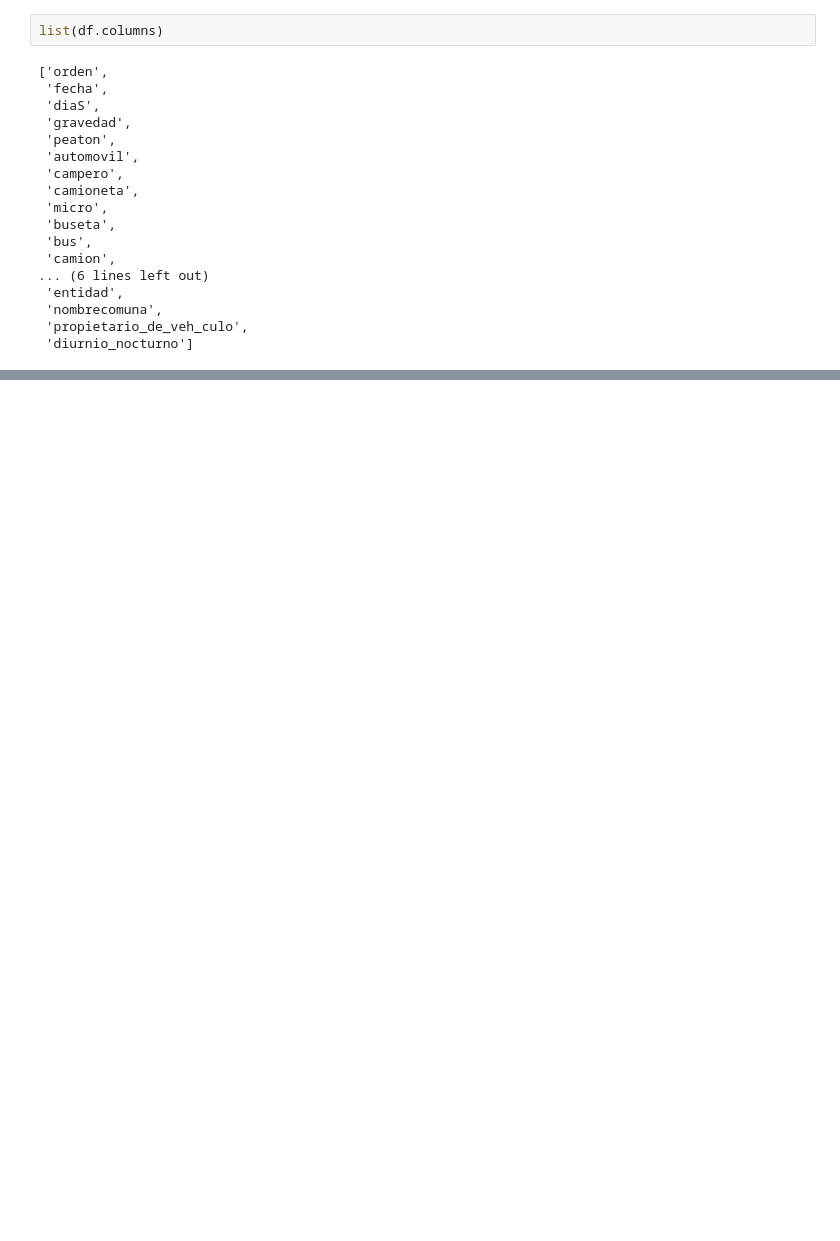
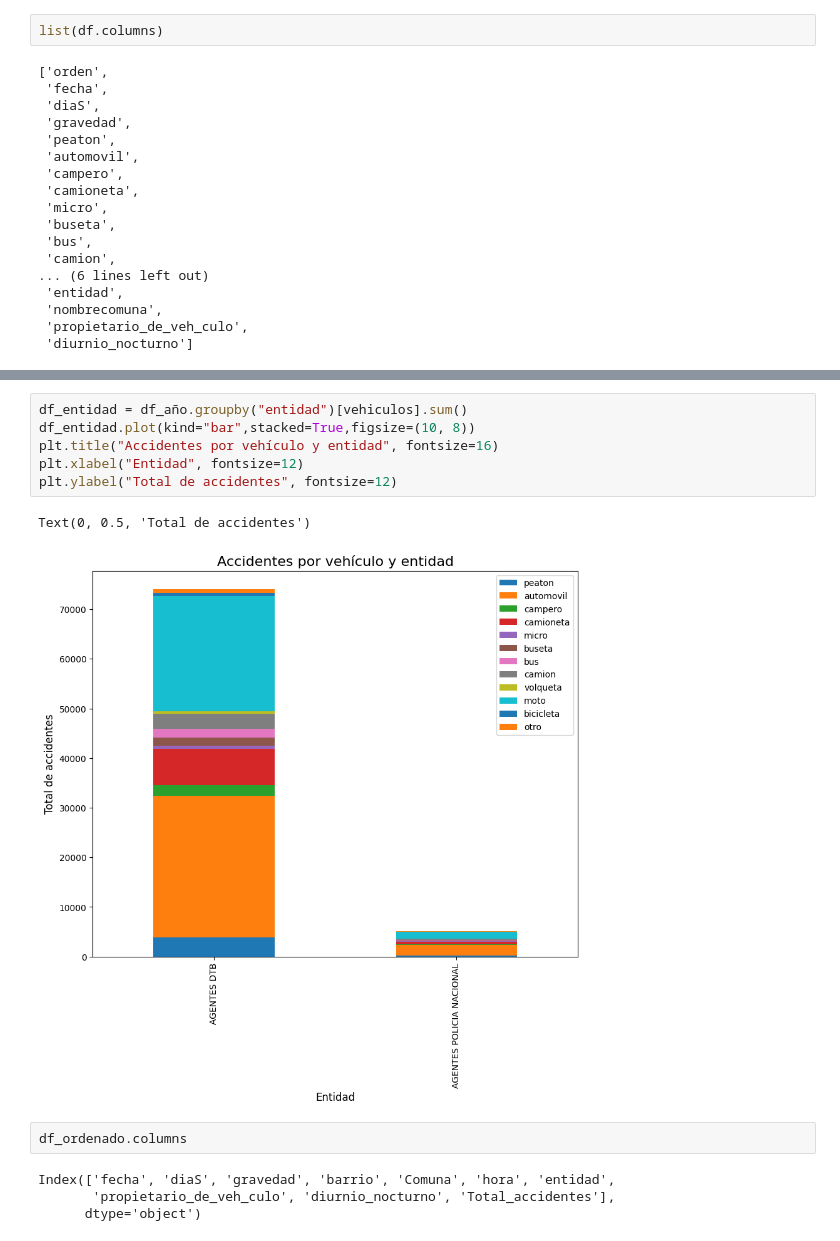
Before and after one commit to JuanDiego360/analisis_de_datos_Bootcamp_G68, a Jupyter notebook: viasualizacion_datos.ipynb, the cells around one changed output, grey strips where cells are left out. Cells and saved outputs as stored; diff of their text form; blank space fills up the shorter version.

```diff
--- a/viasualizacion_datos.ipynb
+++ b/viasualizacion_datos.ipynb
@@ -235,0 +383,15 @@ array(['Con muertos', 'Solo daños', 'Con heridos'], dtype=object)
+# %%
+df_entidad = df_año.groupby("entidad")[vehiculos].sum()
+df_entidad.plot(kind="bar",stacked=True,figsize=(10, 8))
+plt.title("Accidentes por vehículo y entidad", fontsize=16)
+plt.xlabel("Entidad", fontsize=12)
+plt.ylabel("Total de accidentes", fontsize=12)
+# %% [output]
+Text(0, 0.5, 'Total de accidentes')
+[figure, added]
+# %%
+df_ordenado.columns
+# %% [output]
+Index(['fecha', 'diaS', 'gravedad', 'barrio', 'Comuna', 'hora', 'entidad',
+       'propietario_de_veh_culo', 'diurnio_nocturno', 'Total_accidentes'],
+      dtype='object')
```
Also changed, not shown: parts of 20 cells of this notebook, 2 other files.
